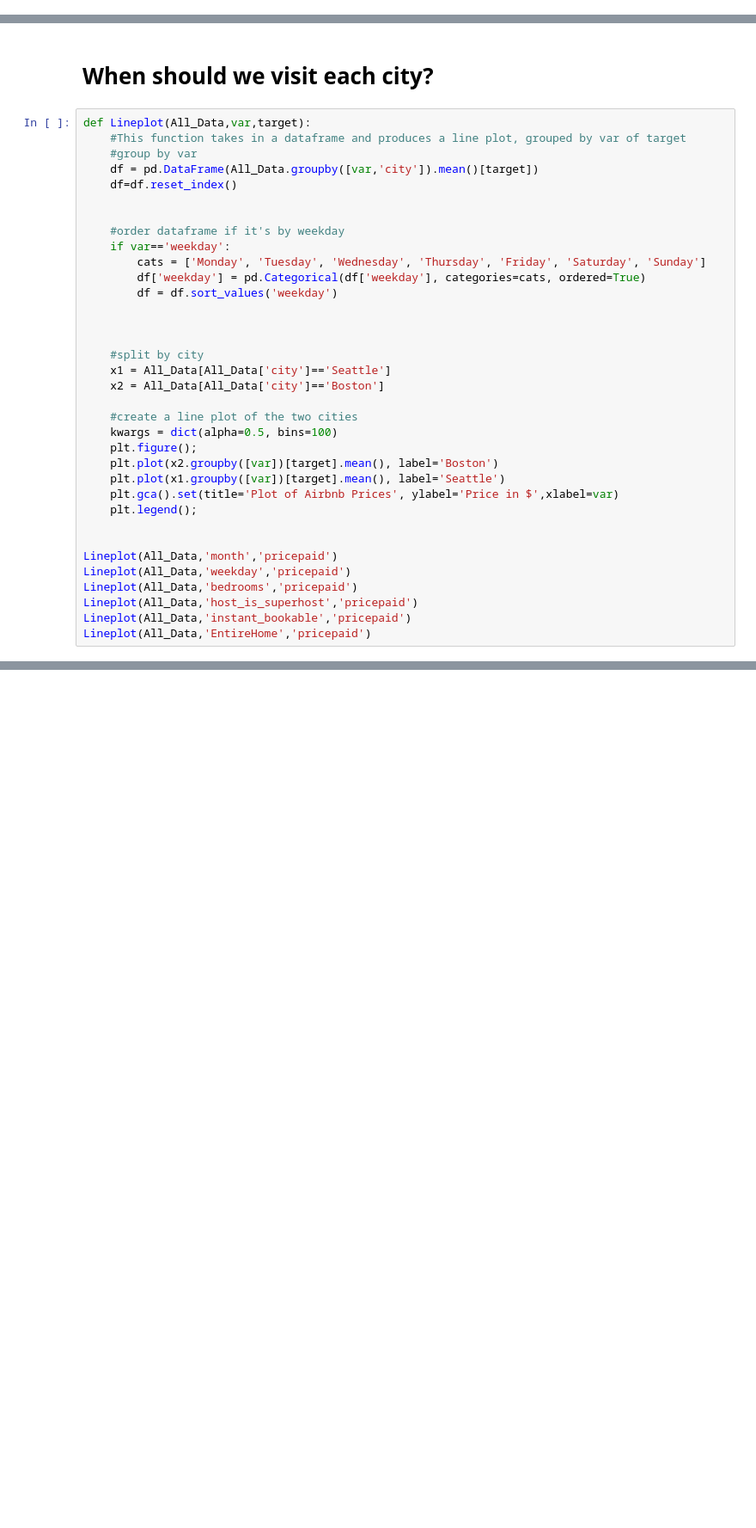
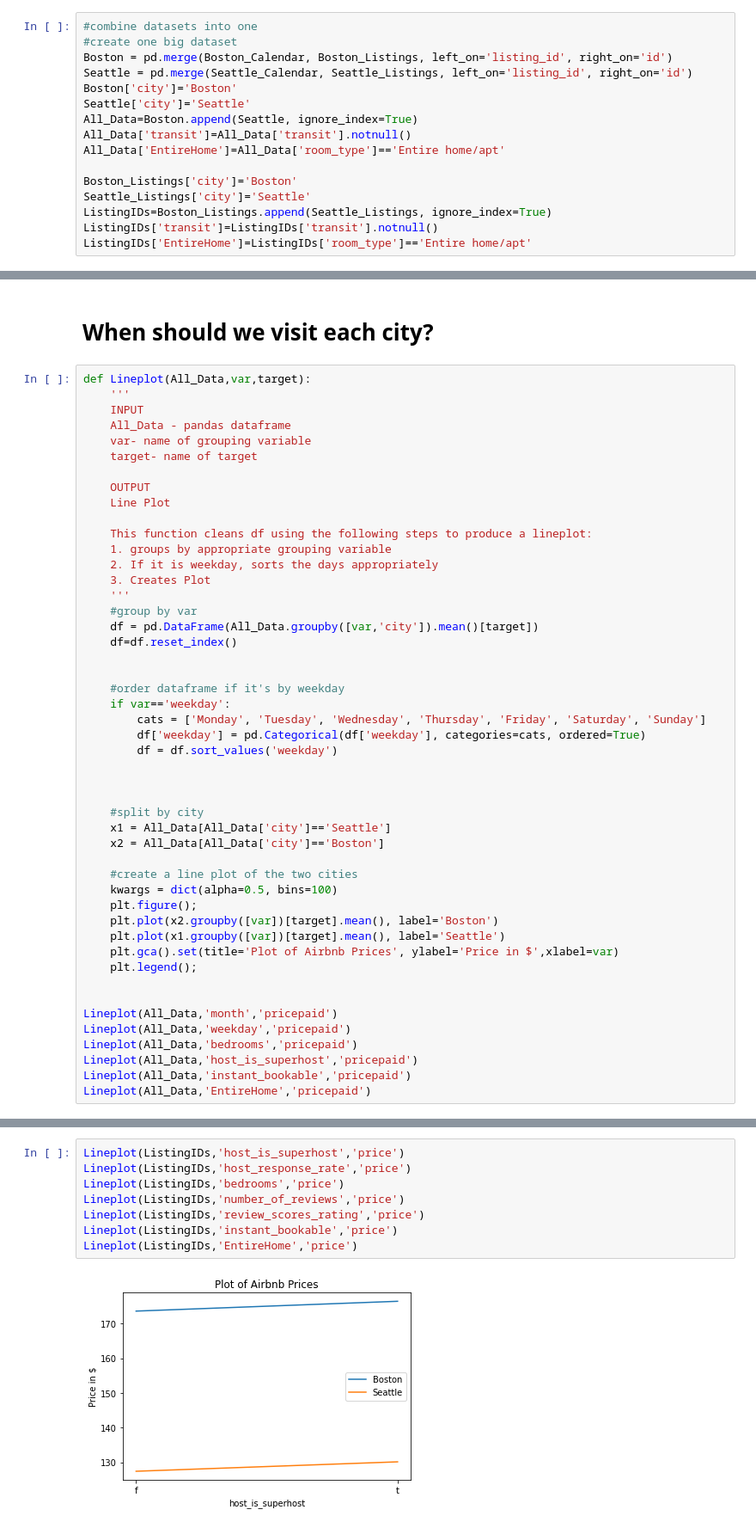
Before and after one commit to nkreimold/Udacity-Airbnb-Exploration, a Jupyter notebook: Analysis.ipynb, the cells around one changed output, grey strips where cells are left out. Shown at 86% size. Drawn from its saved outputs; the diff is of its cells as text; blank space fills up the shorter version.

```diff
--- a/Analysis.ipynb
+++ b/Analysis.ipynb
@@ -115,0 +227,16 @@ Listings have an average price of $137
+# %%
+#combine datasets into one
+#create one big dataset
+Boston = pd.merge(Boston_Calendar, Boston_Listings, left_on='listing_id', right_on='id')
+Seattle = pd.merge(Seattle_Calendar, Seattle_Listings, left_on='listing_id', right_on='id')
+Boston['city']='Boston'
+Seattle['city']='Seattle'
+All_Data=Boston.append(Seattle, ignore_index=True)
+All_Data['transit']=All_Data['transit'].notnull()
+All_Data['EntireHome']=All_Data['room_type']=='Entire home/apt'
+
+Boston_Listings['city']='Boston'
+Seattle_Listings['city']='Seattle'
+ListingIDs=Boston_Listings.append(Seattle_Listings, ignore_index=True)
+ListingIDs['transit']=ListingIDs['transit'].notnull()
+ListingIDs['EntireHome']=ListingIDs['room_type']=='Entire home/apt'
@@ -190,7 +278,20 @@ plt.legend();
 # When should we visit each city?
 # %%
 def Lineplot(All_Data,var,target):
-    #This function takes in a dataframe and produces a line plot, grouped by var of target
+    '''
+    INPUT
+    All_Data - pandas dataframe
+    var- name of grouping variable
+    target- name of target
+
+    OUTPUT
+    Line Plot
+
+    This function cleans df using the following steps to produce a lineplot:
+    1. groups by appropriate grouping variable
+    2. If it is weekday, sorts the days appropriately
+    3. Creates Plot
+    '''
     #group by var
     df = pd.DataFrame(All_Data.groupby([var,'city']).mean()[target])
     df=df.reset_index()
@@ -240,0 +337,10 @@ array(['Private room', 'Entire home/apt', 'Shared room'], dtype=object)
+# %%
+Lineplot(ListingIDs,'host_is_superhost','price')
+Lineplot(ListingIDs,'host_response_rate','price')
+Lineplot(ListingIDs,'bedrooms','price')
+Lineplot(ListingIDs,'number_of_reviews','price')
+Lineplot(ListingIDs,'review_scores_rating','price')
+Lineplot(ListingIDs,'instant_bookable','price')
+Lineplot(ListingIDs,'EntireHome','price')
+# %% [output]
+[figure, added]
```
Also changed, not shown: parts of 26 cells of this notebook, 3 other files.
